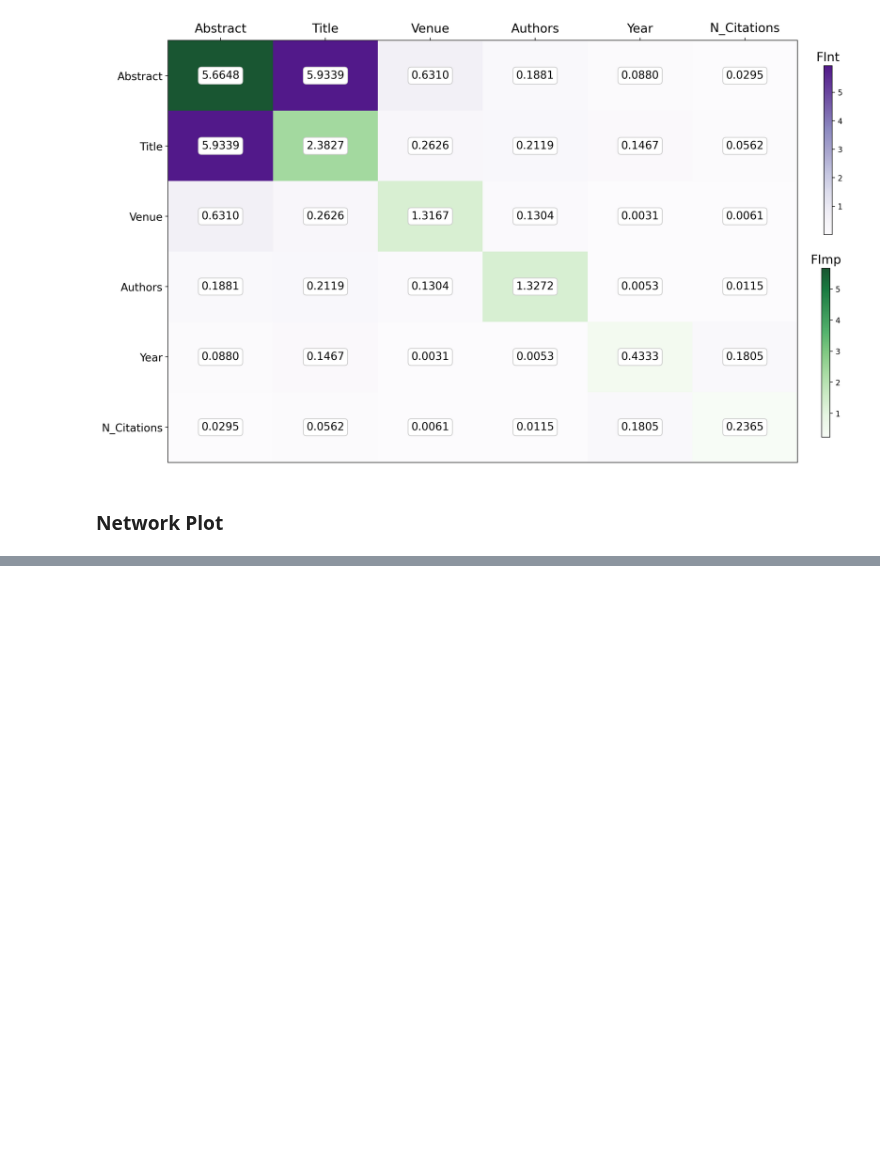
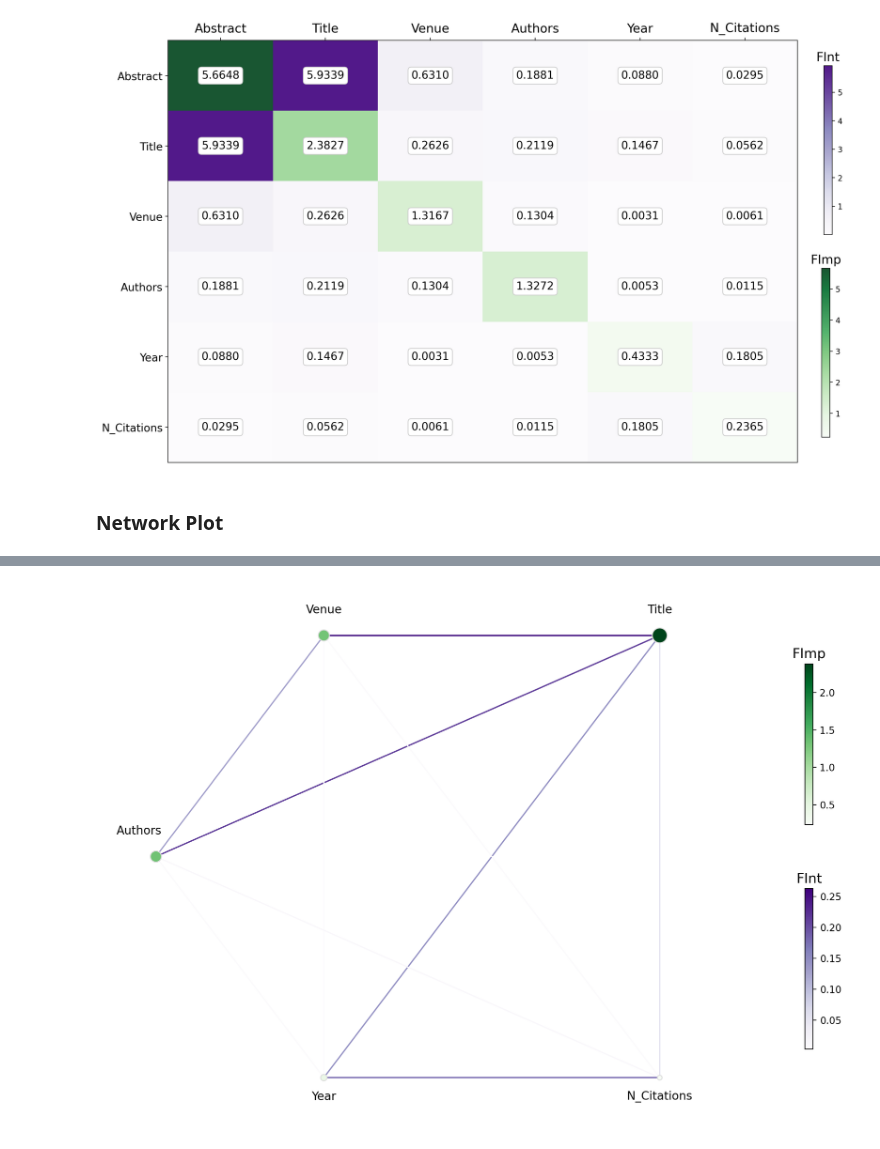
Before and after one commit to youyinnn/s2search, a Jupyter notebook: pipelining/ale-exp1/visualizing.ipynb, the cells around one changed output, grey strips where cells are left out. Drawn from its saved outputs; the diff is of its cells as text; code cells hidden in the pictures; blank space fills up the shorter version.

Commit message:
more about the network plot

```diff
--- a/pipelining/ale-exp1/visualizing.ipynb
+++ b/pipelining/ale-exp1/visualizing.ipynb
@@ -224,0 +232,4 @@ plt.savefig(os.path.join('.', 'plot', f'{sample_name}-network_graph.png'), facec
+# %%
+plot_net_work(sorted_f_list, z1, z2, sl=1, plot_last_name='remove_top_node')
+# %% [output]
+[figure, added]
```
Also changed, not shown: parts of 2 cells of this notebook, 5 other files.
